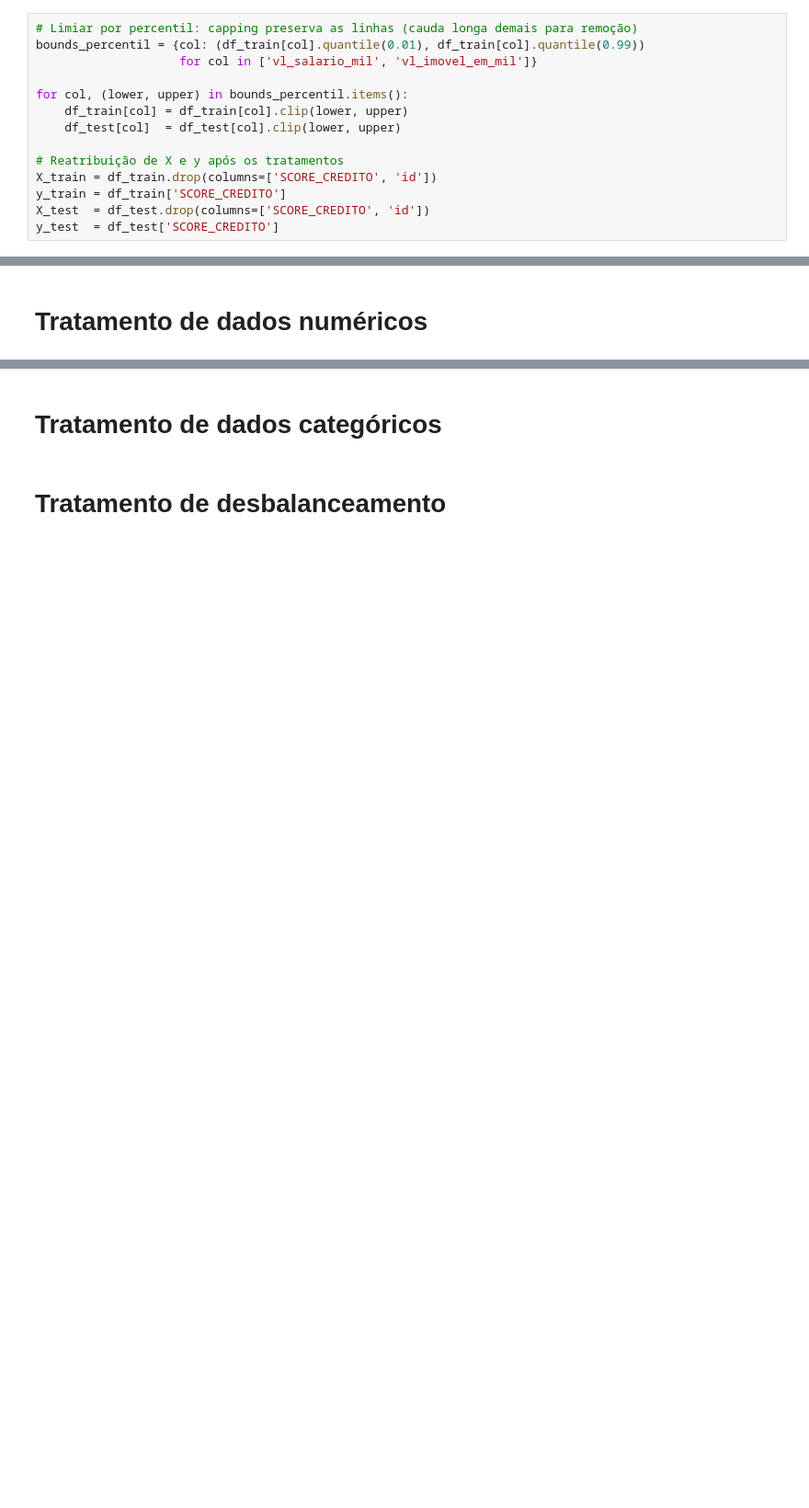
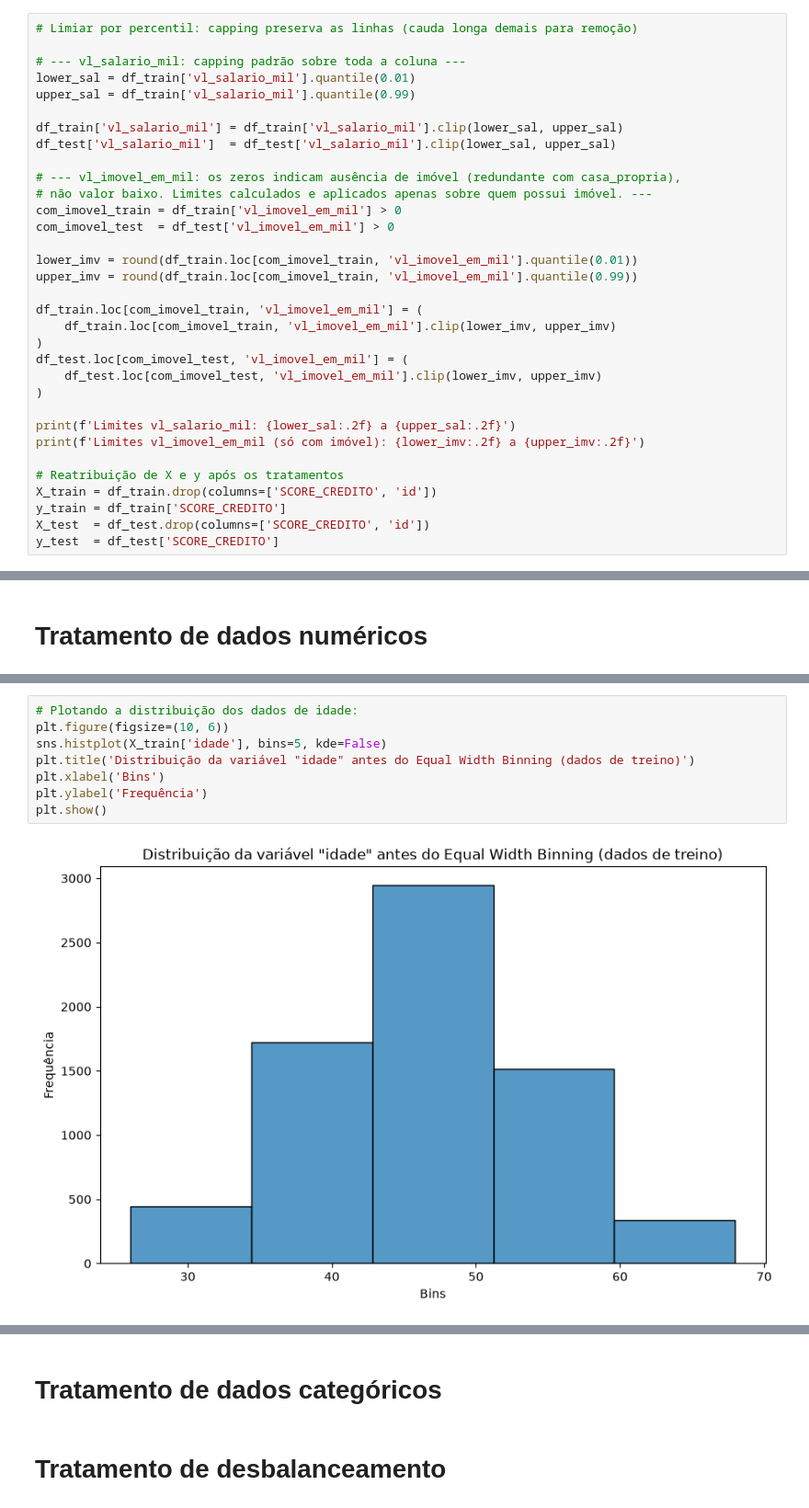
Before and after one commit to tavianu/mba, a Jupyter notebook: Feature Engineering - Aulas e Exercícios/Trrabalho-final.ipynb, the cells around one changed output, grey strips where cells are left out. Shown at 92% size. Drawn from its saved outputs; the diff is of its cells as text; blank space fills up the shorter version.

```diff
--- a/Feature Engineering - Aulas e Exercícios/Trrabalho-final.ipynb
+++ b/Feature Engineering - Aulas e Exercícios/Trrabalho-final.ipynb
@@ -236,11 +252,30 @@ Removidas 179 de 6971 linhas (2.57%)
 # %%
 # Limiar por percentil: capping preserva as linhas (cauda longa demais para remoção)
-bounds_percentil = {col: (df_train[col].quantile(0.01), df_train[col].quantile(0.99))
-                    for col in ['vl_salario_mil', 'vl_imovel_em_mil']}
 
-for col, (lower, upper) in bounds_percentil.items():
-    df_train[col] = df_train[col].clip(lower, upper)
-    df_test[col]  = df_test[col].clip(lower, upper)
+# --- vl_salario_mil: capping padrão sobre toda a coluna ---
+lower_sal = df_train['vl_salario_mil'].quantile(0.01)
+upper_sal = df_train['vl_salario_mil'].quantile(0.99)
+
+df_train['vl_salario_mil'] = df_train['vl_salario_mil'].clip(lower_sal, upper_sal)
+df_test['vl_salario_mil']  = df_test['vl_salario_mil'].clip(lower_sal, upper_sal)
+
+# --- vl_imovel_em_mil: os zeros indicam ausência de imóvel (redundante com casa_propria),
+# não valor baixo. Limites calculados e aplicados apenas sobre quem possui imóvel. ---
+com_imovel_train = df_train['vl_imovel_em_mil'] > 0
+com_imovel_test  = df_test['vl_imovel_em_mil'] > 0
+
+lower_imv = round(df_train.loc[com_imovel_train, 'vl_imovel_em_mil'].quantile(0.01))
+upper_imv = round(df_train.loc[com_imovel_train, 'vl_imovel_em_mil'].quantile(0.99))
+
+df_train.loc[com_imovel_train, 'vl_imovel_em_mil'] = (
+    df_train.loc[com_imovel_train, 'vl_imovel_em_mil'].clip(lower_imv, upper_imv)
+)
+df_test.loc[com_imovel_test, 'vl_imovel_em_mil'] = (
+    df_test.loc[com_imovel_test, 'vl_imovel_em_mil'].clip(lower_imv, upper_imv)
+)
+
+print(f'Limites vl_salario_mil: {lower_sal:.2f} a {upper_sal:.2f}')
+print(f'Limites vl_imovel_em_mil (só com imóvel): {lower_imv:.2f} a {upper_imv:.2f}')
 
 # Reatribuição de X e y após os tratamentos
 X_train = df_train.drop(columns=['SCORE_CREDITO', 'id'])
@@ -251,0 +310,10 @@ y_test  = df_test['SCORE_CREDITO']
+# %%
+# Plotando a distribuição dos dados de idade:
+plt.figure(figsize=(10, 6))
+sns.histplot(X_train['idade'], bins=5, kde=False)
+plt.title('Distribuição da variável "idade" antes do Equal Width Binning (dados de treino)')
+plt.xlabel('Bins')
+plt.ylabel('Frequência')
+plt.show()
+# %% [output]
+[figure, added]
```
Also changed, not shown: parts of 22 cells of this notebook.
